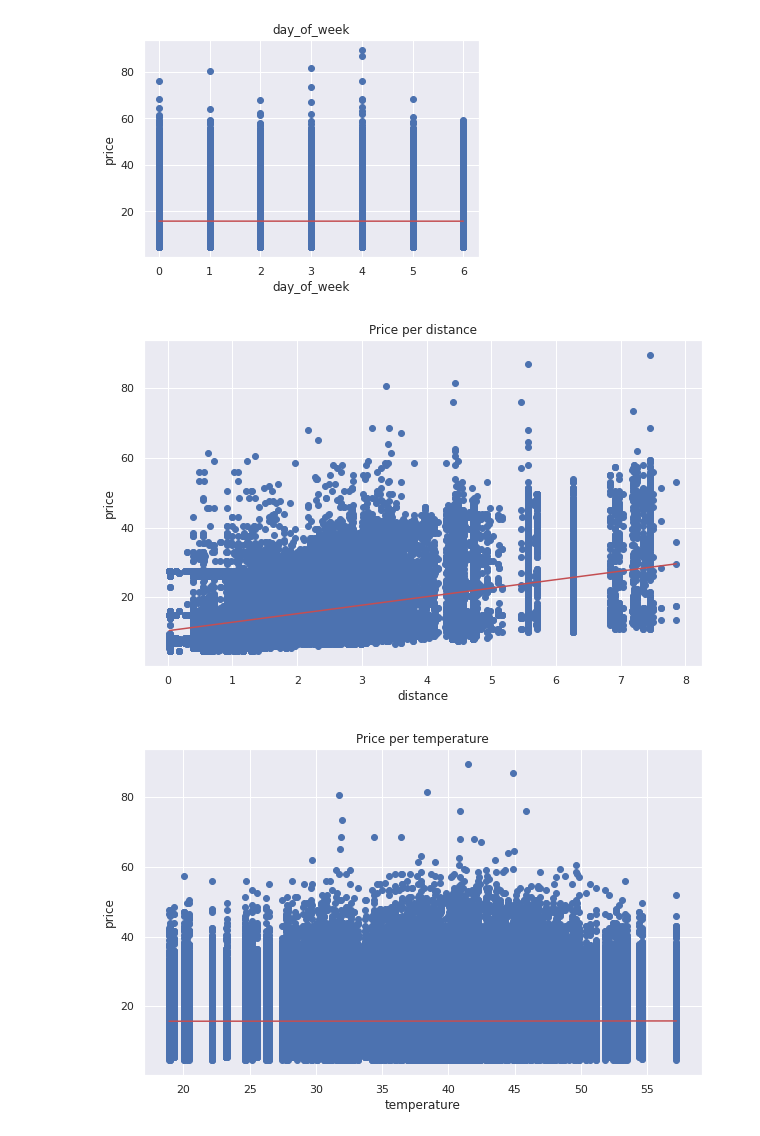
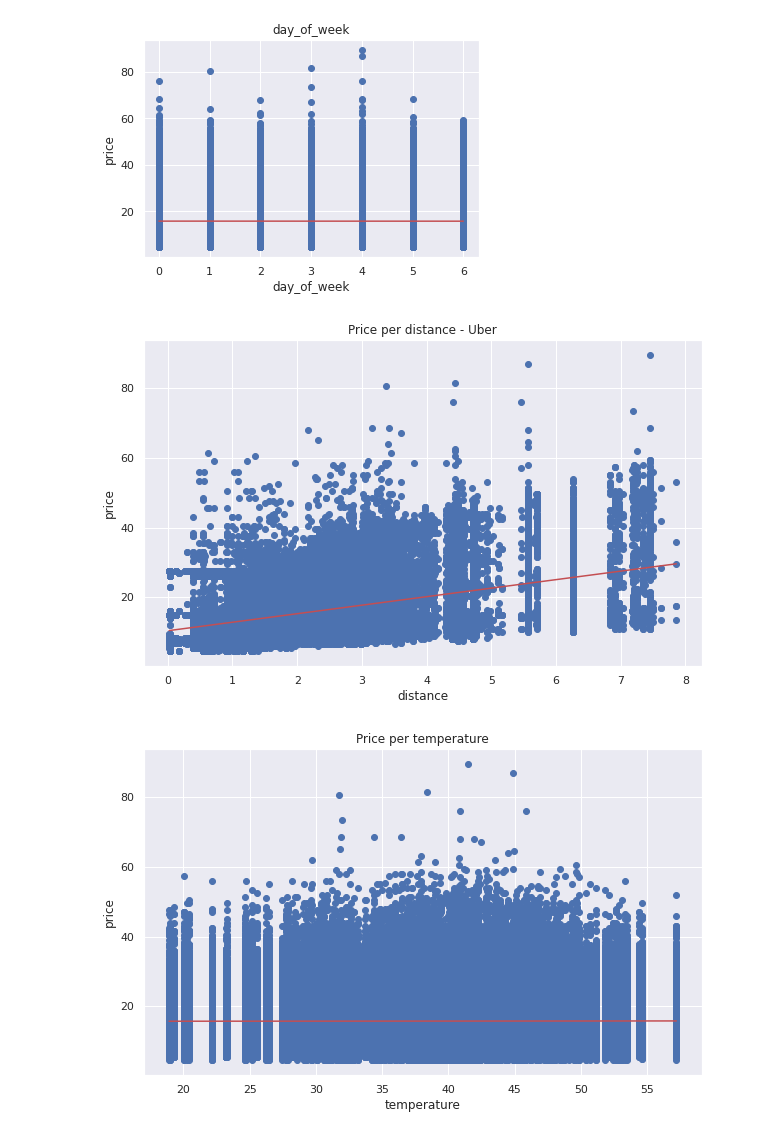
Before and after one commit to liliya2022/Python-Data-Analysis-Project, a Jupyter notebook: Python_Data_Analysis_Project_Final.ipynb, the cells around one changed output. Cells and saved outputs as stored; diff of their text form; code cells hidden in the pictures.

```diff
--- a/Python_Data_Analysis_Project_Final.ipynb
+++ b/Python_Data_Analysis_Project_Final.ipynb
@@ -429,18 +434,18 @@ Polyfit may be poorly conditioned
 # %%
 #Price per distance analysis for Uber:
 
 
 distance = Uber_rides['distance']
 price = Uber_rides['price']
 fig, ax = plt.subplots(figsize=(10, 6))
 ax.scatter(x = distance, y = price)
 plt.xlabel("distance")
 plt.ylabel("price")
-plt.title("Price per distance")
+plt.title("Price per distance - Uber")
 plt.plot(np.unique(distance), np.poly1d(np.polyfit(distance, price, 1))(np.unique(distance)), color="r")
 plt.show()
 # %% [output]
-[figure, old version]
+[figure, new version]
 # %%
 
 distance = Uber_rides['temperature']
```
Also changed, not shown: parts of 25 cells of this notebook.
